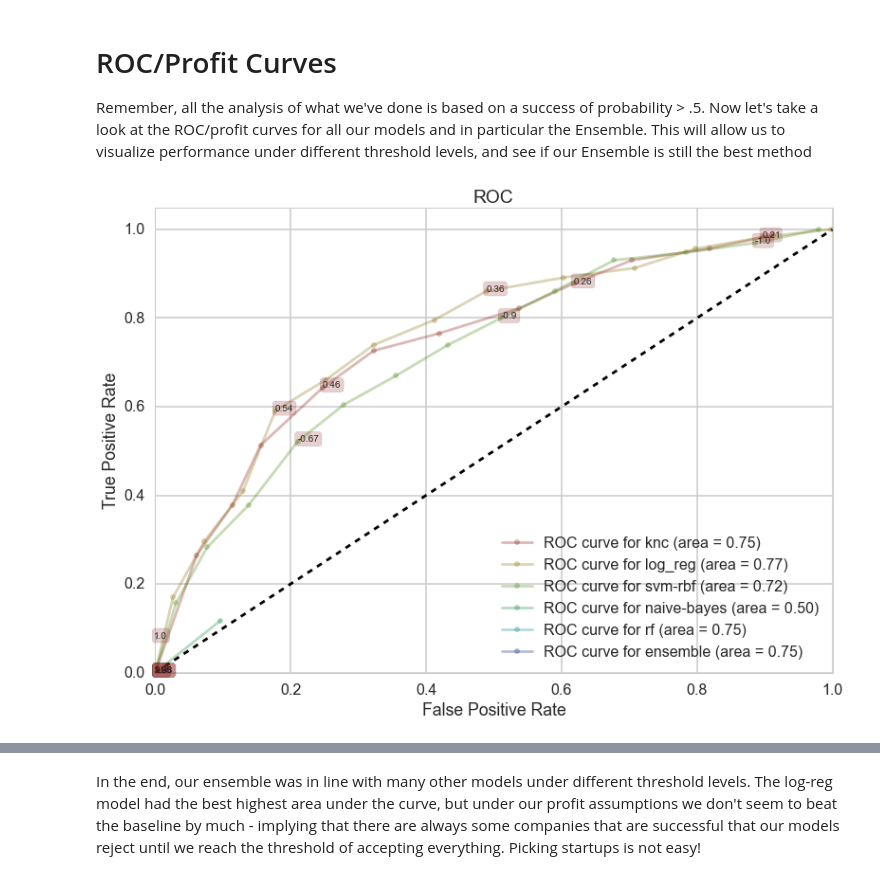
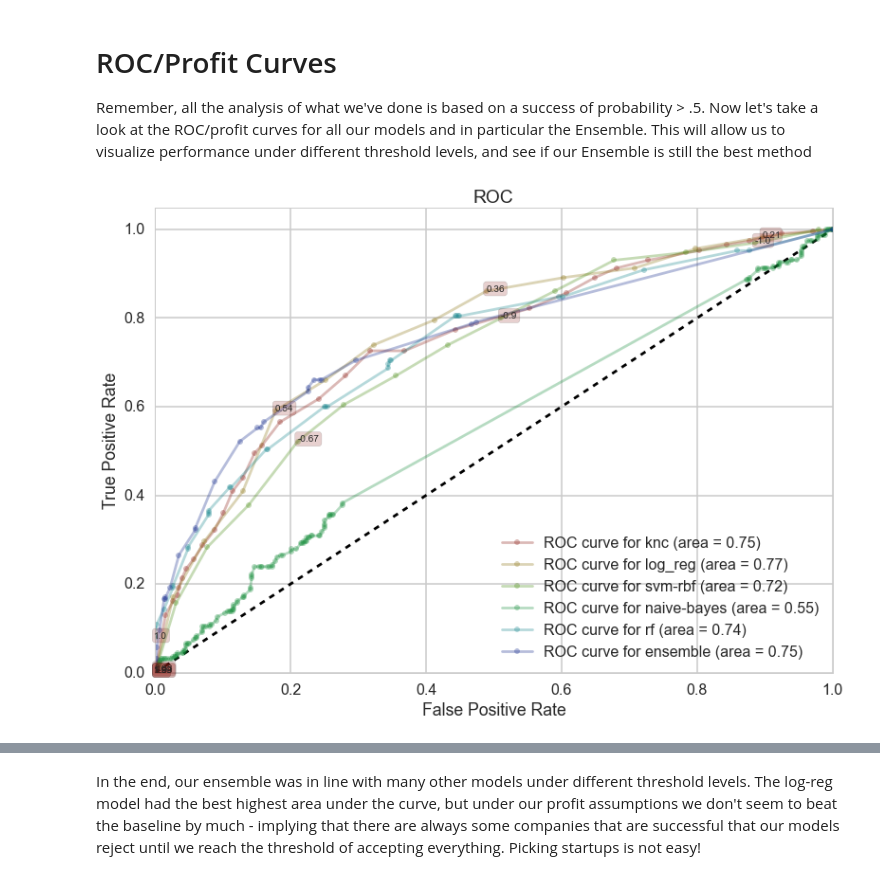
Before and after one commit to nicodri/CS109_crunchbase, a Jupyter notebook: EnsembleAnalysis.ipynb, the cells around one changed output, grey strips where cells are left out. Saved outputs shown, nothing was run; the diff lists cells and outputs as text; code cells hidden in the pictures.

```diff
--- a/EnsembleAnalysis.ipynb
+++ b/EnsembleAnalysis.ipynb
@@ -552,7 +556,7 @@ X_train_bal.to_csv("tmp/X_train_bal.csv", index=True, header=True, encoding="utf
 y_train_bal.to_csv("tmp/y_train_bal.csv", index=True, header=True, encoding="utf-8")
 # %%
 X_train_bal = pd.read_csv("tmp/X_train_bal.csv", index_col='Unnamed: 0')
-y_train_bal = pd.read_csv("tmp/y_train_bal.csv", index_col='Unnamed: 0')
+y_train_bal = pd.read_csv("tmp/y_train_bal.csv", index_col='Unnamed: 0').success
 # %%
 # GRAPH THE N_NEIGBORS (X-AXIS)  BY ACCURACY (Y-AXIS)!
 # Large-grained
@@ -641,3 +645,6 @@ plt.show()
 [figure]
 # %% [markdown]
 The full training data gives a better prediction on the validation set - however it's quite choppy. It doesn't seem like this is a very reliable model, whereas with the balanced data set it was a relatively smooth peak to a maximum. Let's stick with that and move to more models, hopefully by the end we can have an ensemble of models that can perform better together
+# %%
+knc = KNeighborsClassifier(n_neighbors=max_neighbors)
+knc.fit(X_train_bal, y_train_bal)
@@ -747,10 +757,10 @@ all_words=adjectives+nouns
 Let's make a plot to see what's a good number of words to use
 # %%
 num_words = [50, 100, 150, 200]
-drop_words = [5, 10, 15, 20, 25, 30, 35, 40]
 fig, axes = plt.subplots(nrows = 2, ncols=2, figsize=(15,15), tight_layout=True)
 for ax, num in zip(axes.ravel(), num_words):
     scores = []
+    drop_words = range(5, num-4, 5)
     for drop in drop_words:
         scores.append(score_nb(num, drop))
     ax.plot(drop_words, scores)
@@ -764,7 +774,7 @@ The Naive Bayes classifier on top words wasn't very successful - less predictive
 # %%
 #redo what score_nb did to save the best classifier
 max_num_words = 50
-max_drop_words = 30
+max_drop_words = 40
 top_words=Counter(all_words).most_common(max_num_words+max_drop_words)
 top_words = top_words[max_drop_words:len(top_words)]
 words_df=pd.DataFrame(index=df.index)
@@ -889,14 +899,14 @@ Our ensemble is nearly 9% better than the baseline!
 Remember, all the analysis of what we've done is based on a success of probability > .5. Now let's take a look at the ROC/profit curves for all our models and in particular the Ensemble. This will allow us to visualize performance under different threshold levels, and see if our Ensemble is still the best method
 # %%
 with sns.hls_palette(8, l=.3, s=.8):
-    ax=make_roc("knc",knc, y_test, X_test, labe=200, skip=50)
+    ax=make_roc("knc",knc, y_test, X_test, labe=200)
     make_roc("log_reg", log_reg, y_test, X_test, labe=200, skip=50, ax=ax)
     make_roc("svm-rbf", clf, y_test, X_test, labe=200, skip=50, ax=ax, proba=False)
-    make_roc("naive-bayes", nb, y_test, X_test_w, labe=200, skip=50, ax=ax)
-    make_roc("rf", rf_best, y_test, X_test, labe=200, skip=50, ax=ax)
-    make_roc("ensemble", est, y_test, dfensembletest[['knn', 'log', 'svm', 'rf', 'nb']].values, labe=200, skip=50, ax=ax, proba=False)
+    make_roc("naive-bayes", nb, y_test, X_test_w, labe=200, ax=ax)
+    make_roc("rf", rf_best, y_test, X_test, labe=200, ax=ax)
+    make_roc("ensemble", est, y_test, dfensembletest[['knn', 'log', 'svm', 'rf', 'nb']].values, labe=200, ax=ax, proba=False)
 # %% [output]
-[figure, old version]
+[figure, new version]
 # %%
 with sns.color_palette("bright"):
     ax=make_profit("knc",knc, y_test, X_test, u, threshold=True, labe=300)
```
Also changed, not shown: parts of 19 cells of this notebook.
